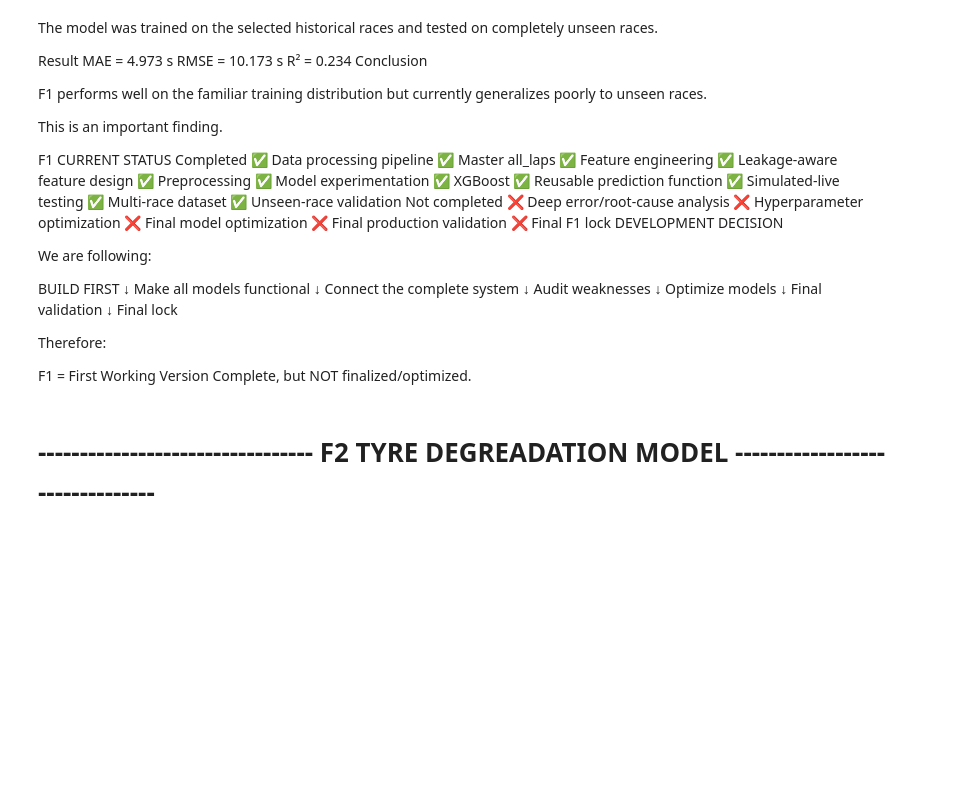
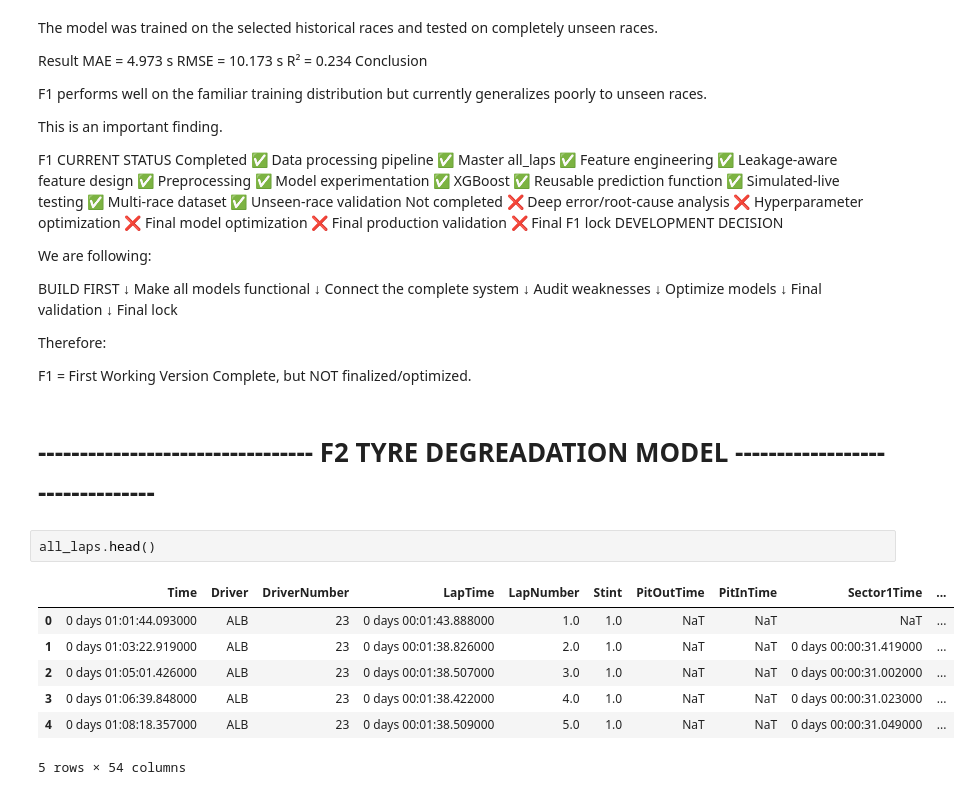
Before and after one commit to mohammedDhinojwala/f1-ai-race-strategy, a Jupyter notebook: notebooks/01_data_investigation.ipynb, the cells around one changed output. Cells and saved outputs as stored; diff of their text form; blank space fills up the shorter version.

```diff
--- a/notebooks/01_data_investigation.ipynb
+++ b/notebooks/01_data_investigation.ipynb
@@ -7848,3 +7930,13 @@ F1 = First Working Version Complete, but NOT finalized/optimized.
 # %% [markdown]
 
 # --------------------------------- F2 TYRE DEGREADATION MODEL  --------------------------------
+# %%
+all_laps.head()
+# %% [output]
+|  | Time | Driver | DriverNumber | LapTime | LapNumber | Stint | PitOutTime | PitInTime | Sector1Time | ... |
+| 0 | 0 days 01:01:44.093000 | ALB | 23 | 0 days 00:01:43.888000 | 1.0 | 1.0 | NaT | NaT | NaT | ... |
+| 1 | 0 days 01:03:22.919000 | ALB | 23 | 0 days 00:01:38.826000 | 2.0 | 1.0 | NaT | NaT | 0 days 00:00:31.419000 | ... |
+| 2 | 0 days 01:05:01.426000 | ALB | 23 | 0 days 00:01:38.507000 | 3.0 | 1.0 | NaT | NaT | 0 days 00:00:31.002000 | ... |
+| 3 | 0 days 01:06:39.848000 | ALB | 23 | 0 days 00:01:38.422000 | 4.0 | 1.0 | NaT | NaT | 0 days 00:00:31.023000 | ... |
+| 4 | 0 days 01:08:18.357000 | ALB | 23 | 0 days 00:01:38.509000 | 5.0 | 1.0 | NaT | NaT | 0 days 00:00:31.049000 | ... |
+5 rows × 54 columns
```
Also changed, not shown: parts of 23 cells of this notebook.
